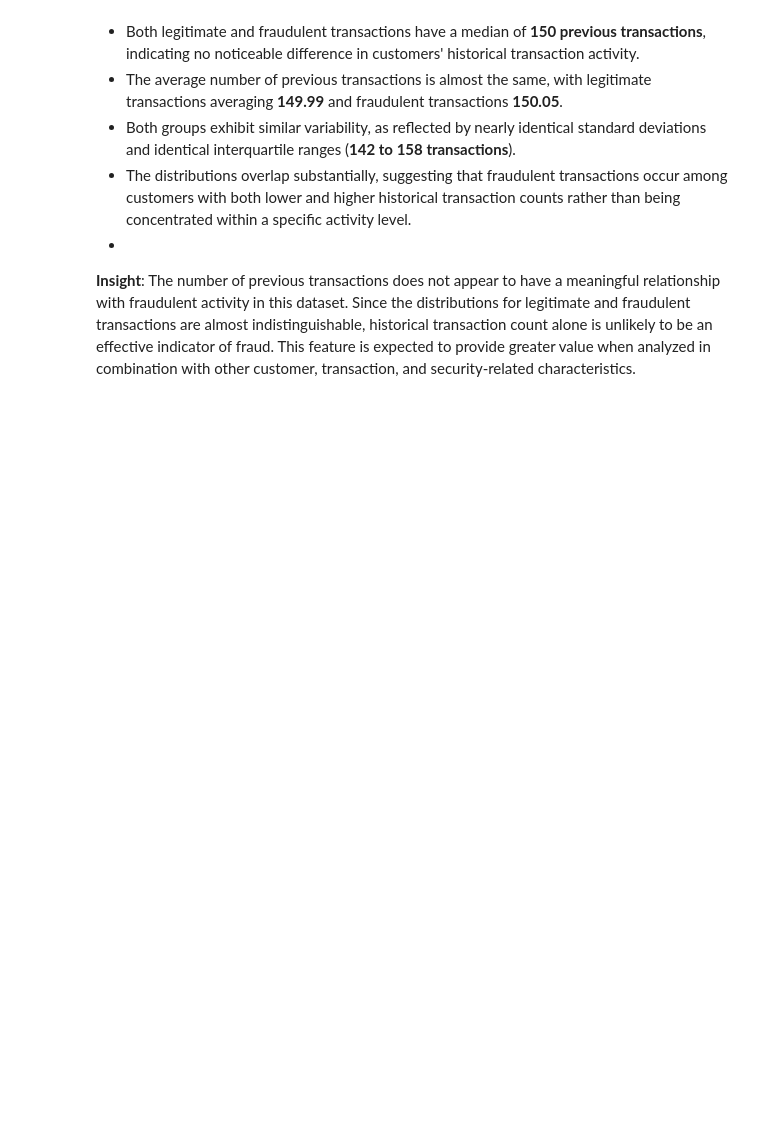
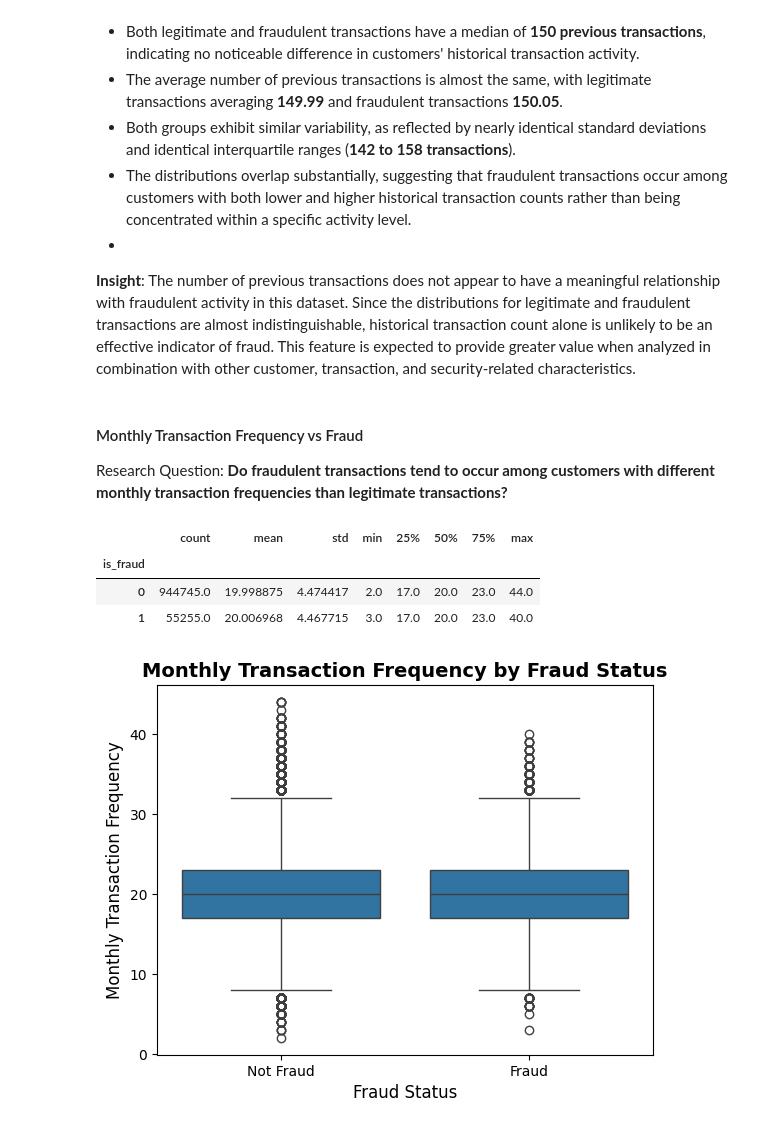
Before and after one commit to abhi-saurav-saroya/bank-fraud-eda, a Jupyter notebook: notebooks/02_exploratory_data_analysis.ipynb, the cells around one changed output. Cells and saved outputs as stored; diff of their text form; code cells hidden in the pictures; blank space fills up the shorter version.

Commit message:
feat(eda/bivariate-analysis): add Monthly Transaction Frequency vs Fraud analysis under Transaction Behaviour by Fraud Status

```diff
--- a/notebooks/02_exploratory_data_analysis.ipynb
+++ b/notebooks/02_exploratory_data_analysis.ipynb
@@ -1844,3 +1844,29 @@ plt.show()
 - The distributions overlap substantially, suggesting that fraudulent transactions occur among customers with both lower and higher historical transaction counts rather than being concentrated within a specific activity level.
 -
 **Insight**: The number of previous transactions does not appear to have a meaningful relationship with fraudulent activity in this dataset. Since the distributions for legitimate and fraudulent transactions are almost indistinguishable, historical transaction count alone is unlikely to be an effective indicator of fraud. This feature is expected to provide greater value when analyzed in combination with other customer, transaction, and security-related characteristics.
+# %% [markdown]
+#### Monthly Transaction Frequency vs Fraud
+
+Research Question: **Do fraudulent transactions tend to occur among customers with different monthly transaction frequencies than legitimate transactions?**
+# %%
+df.groupby("is_fraud")["transaction_freq_monthly"].describe()
+# %% [output]
+|  | count | mean | std | min | 25% | 50% | 75% | max |
+| is_fraud |  |  |  |  |  |  |  |  |
+| 0 | 944745.0 | 19.998875 | 4.474417 | 2.0 | 17.0 | 20.0 | 23.0 | 44.0 |
+| 1 | 55255.0 | 20.006968 | 4.467715 | 3.0 | 17.0 | 20.0 | 23.0 | 40.0 |
+# %%
+sns.boxplot(
+    data=df,
+    x="is_fraud",
+    y="transaction_freq_monthly"
+)
+
+plt.title("Monthly Transaction Frequency by Fraud Status", fontsize=14, fontweight="bold")
+plt.xlabel("Fraud Status", fontsize=12)
+plt.ylabel("Monthly Transaction Frequency", fontsize=12)
+plt.xticks([0, 1], ["Not Fraud", "Fraud"])
+
+plt.show()
+# %% [output]
+[figure, added]
```
Also changed, not shown: parts of 2 cells of this notebook.
